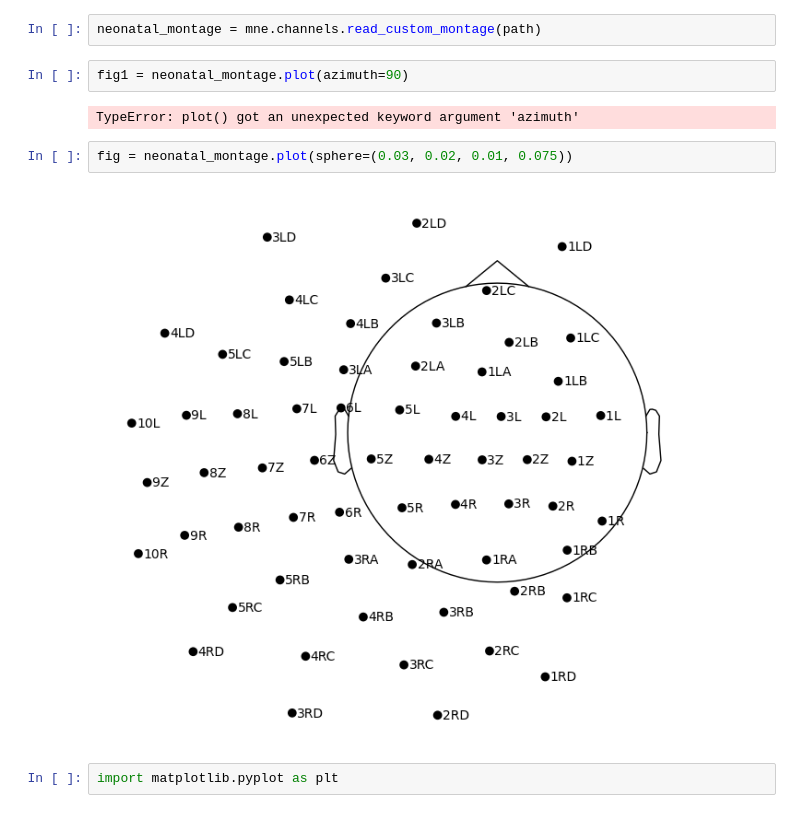
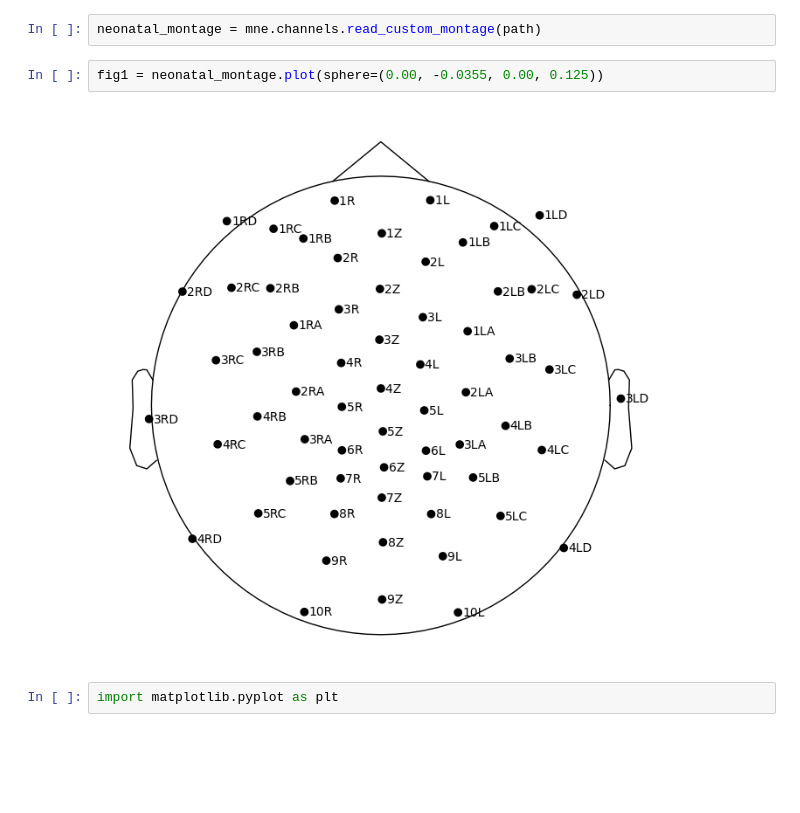
Before and after one commit to ovi-lab/EEG-oddball-task, a Jupyter notebook: src/sandbox.ipynb, the cells around one changed output. Saved outputs shown, nothing was run; the diff lists cells and outputs as text; blank space fills up the shorter version.

```diff
--- a/src/sandbox.ipynb
+++ b/src/sandbox.ipynb
@@ -32,14 +32,10 @@ Reading 0 ... 120319  =      0.000 ...   240.638 secs...
 path = os.path.join(configss['root'], configss['electrode_layout_path'])
 # %%
 neonatal_montage = mne.channels.read_custom_montage(path)
-# %%
-fig1 = neonatal_montage.plot(azimuth=90)
-# %% [output]
-TypeError: plot() got an unexpected keyword argument 'azimuth'
 # %%
-fig = neonatal_montage.plot(sphere=(0.03, 0.02, 0.01, 0.075))
+fig1 = neonatal_montage.plot(sphere=(0.00, -0.0355, 0.00, 0.125))
 # %% [output]
-[figure, old version]
+[figure, new version]
 # %%
 import matplotlib.pyplot as plt
 # %% [markdown]
```
Also changed, not shown: parts of 6 cells of this notebook, 3 other files.
